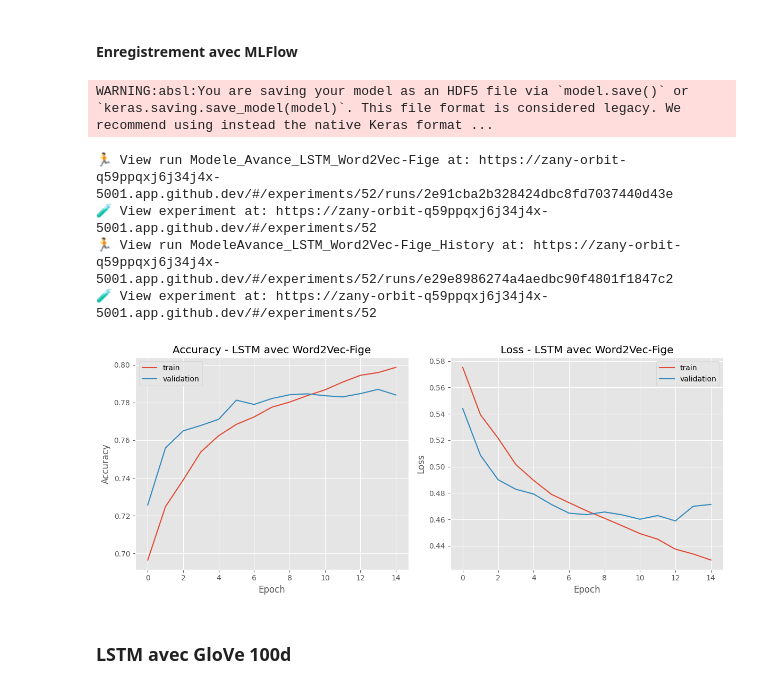
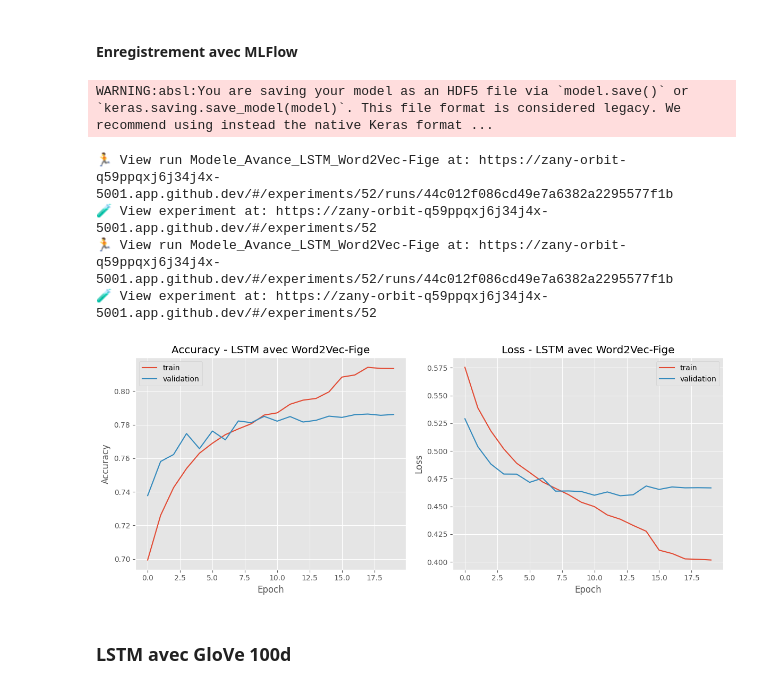
Before and after one commit to DavidScanu/oc-ai-engineer-p07-analyse-sentiments-deep-learning, a Jupyter notebook: scanu-david-03-notebook-modele-avance-20250306.ipynb, the cells around one changed output. Cells and saved outputs as stored; diff of their text form; code cells hidden in the pictures.

Commit message:
Added optimizations for training advanced model

```diff
--- a/scanu-david-03-notebook-modele-avance-20250306.ipynb
+++ b/scanu-david-03-notebook-modele-avance-20250306.ipynb
@@ -1139,12 +1148,12 @@ def create_optimized_lstm_model(embedding_matrix, max_seq_length=MAX_SEQUENCE_LE
     model = tf.keras.Model(inputs=input_layer, outputs=output_layer)
 
     # Utiliser un taux d'apprentissage avec décroissance
-    lr_schedule = tf.keras.optimizers.schedules.ExponentialDecay(
-        initial_learning_rate=0.001,
-        decay_steps=1000,
-        decay_rate=0.9,
-        staircase=True
-    )
+    # lr_schedule = tf.keras.optimizers.schedules.ExponentialDecay(
+    #     initial_learning_rate=0.001,
+    #     decay_steps=1000,
+    #     decay_rate=0.9,
+    #     staircase=True
+    # )
 
     model.compile(
         optimizer=tf.keras.optimizers.Adam(learning_rate=0.001),  # taux fixe
@@ -1174,5 +1185,5 @@ Type de données: float64
 # %%
-# 4. Callbacks optimisés
+
 model_checkpoint = tf.keras.callbacks.ModelCheckpoint(
     filepath='content/advanced-model/best/model_lstm_word2vec.h5',
     monitor='val_loss',
@@ -1183,7 +1194,7 @@ model_checkpoint = tf.keras.callbacks.ModelCheckpoint(
 
 early_stopping = tf.keras.callbacks.EarlyStopping(
     monitor='val_loss',
-    patience=4,
+    patience=10,
     restore_best_weights=True
 )
 
@@ -1226,7 +1237,7 @@ None
 # 6. Entraîner avec les datasets optimisés
 history_lstm_word2vec = model_lstm_word2vec.fit(
     train_dataset,
-    epochs=100,
+    epochs=20,
     validation_data=val_dataset,
     callbacks=[early_stopping, reduce_lr, model_checkpoint],
     verbose=1
@@ -1304,35 +1315,37 @@ weighted avg       0.79      0.79      0.79     20000
 # %%
 # Enregistrer avec MLflow
 params_lstm_word2vec = {
     'model_type': 'LSTM',
     'embedding_type': 'Word2Vec',
     'embedding_dim': 300,
     'vocab_size': len(tokenizer.word_index) + 1,
     'max_sequence_length': MAX_SEQUENCE_LENGTH,
-    'trainable_embedding': False
+    'trainable_embedding': False,
+    'batch_size': BATCH_SIZE,
+    'optimizations': 'cudnn,xla,mixed_precision'
 }
 
 run_id_lstm_word2vec = log_model_to_mlflow(
     model_lstm_word2vec,
     "LSTM",
     "Word2Vec-Fige",
     metrics_lstm_word2vec,
     cm_lstm_word2vec,
     report_lstm_word2vec,
     X_test_pad,
     y_test,
     params_lstm_word2vec
 )
 
-# Tracer l'historique d'entraînement
-plot_training_history(history_lstm_word2vec, "LSTM", "Word2Vec-Fige")
+# Tracer l'historique d'entraînement en passant le run_id pour l'utiliser dans la même exécution MLflow
+plot_training_history(history_lstm_word2vec, "LSTM", "Word2Vec-Fige", run_id=run_id_lstm_word2vec)
 # %% [output]
 WARNING:absl:You are saving your model as an HDF5 file via `model.save()` or `keras.saving.save_model(model)`. This file format is considered legacy. We recommend using instead the native Keras format ...
-🏃 View run Modele_Avance_LSTM_Word2Vec-Fige at: https://zany-orbit-q59ppqxj6j34j4x-5001.app.github.dev/#/experiments/52/runs/2e91cba2b328424dbc8fd7037440d43e
+🏃 View run Modele_Avance_LSTM_Word2Vec-Fige at: https://zany-orbit-q59ppqxj6j34j4x-5001.app.github.dev/#/experiments/52/runs/44c012f086cd49e7a6382a2295577f1b
 🧪 View experiment at: https://zany-orbit-q59ppqxj6j34j4x-5001.app.github.dev/#/experiments/52
-🏃 View run ModeleAvance_LSTM_Word2Vec-Fige_History at: https://zany-orbit-q59ppqxj6j34j4x-5001.app.github.dev/#/experiments/52/runs/e29e8986274a4aedbc90f4801f1847c2
+🏃 View run Modele_Avance_LSTM_Word2Vec-Fige at: https://zany-orbit-q59ppqxj6j34j4x-5001.app.github.dev/#/experiments/52/runs/44c012f086cd49e7a6382a2295577f1b
 🧪 View experiment at: https://zany-orbit-q59ppqxj6j34j4x-5001.app.github.dev/#/experiments/52
-[figure, old version]
+[figure, new version]
 # %% [markdown]
 ### LSTM avec GloVe 100d
 # %%
```
Also changed, not shown: parts of 11 cells of this notebook.
